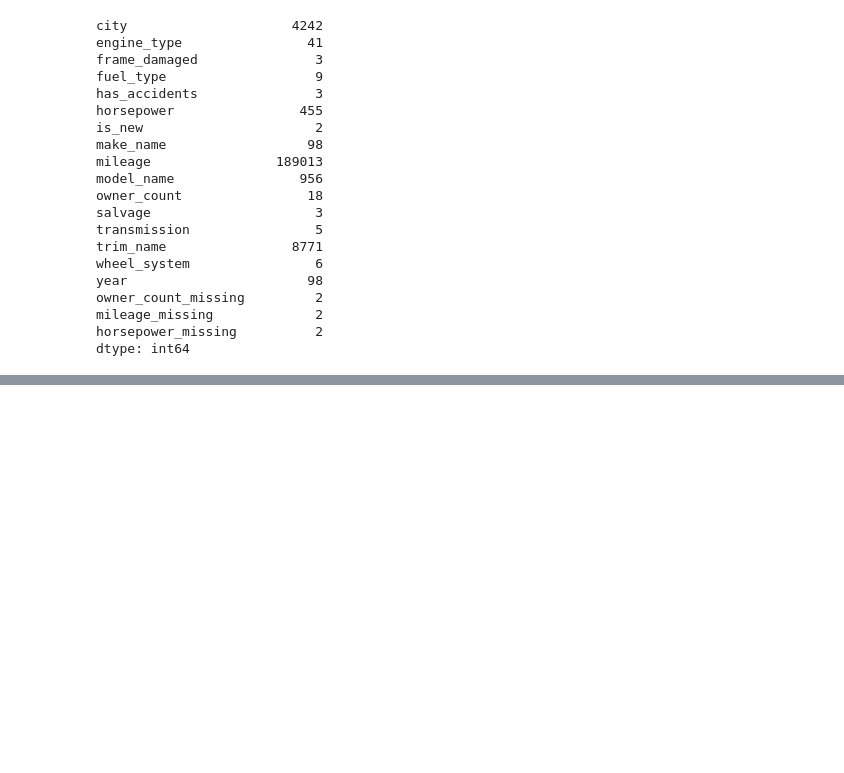
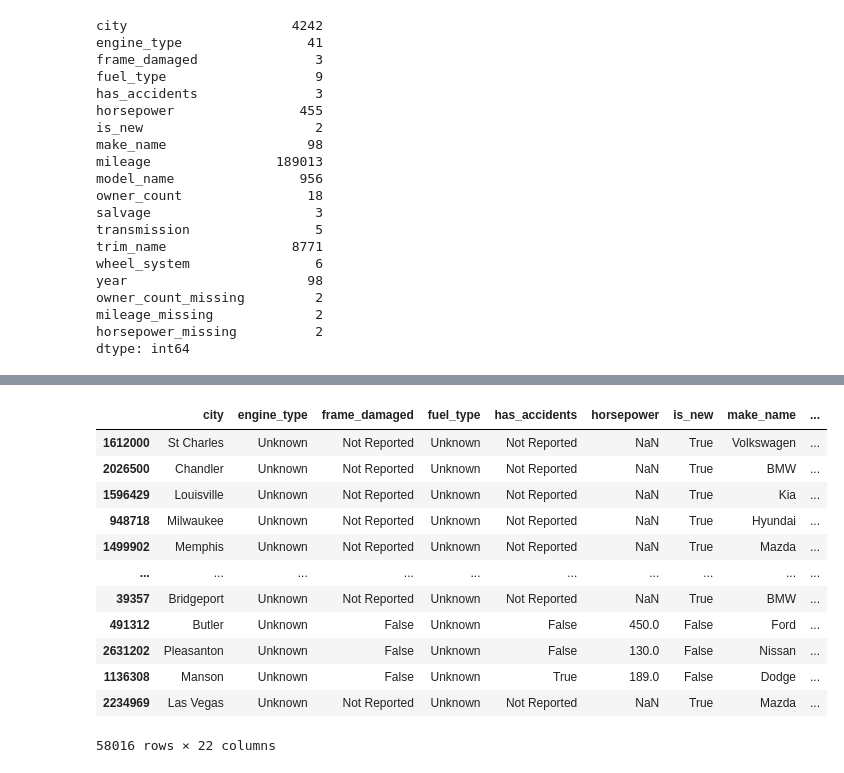
Before and after one commit to CaseyKiiza2026/vehicle-valuation-platform, a Jupyter notebook: notebooks/feature_engineering.ipynb, the cells around one changed output, grey strips where cells are left out. Saved outputs shown, nothing was run; the diff lists cells and outputs as text; code cells hidden in the pictures; blank space fills up the shorter version.

```diff
--- a/notebooks/feature_engineering.ipynb
+++ b/notebooks/feature_engineering.ipynb
@@ -2841,0 +2840,8 @@ X_test_v1 = X_test_10.copy()
+# %%
+X_train_10["new_mileage_conflict" ]= ((X_train_10["is_new"] == True) & (X_train_10["mileage"] > 5000))
+X_val_10["new_mileage_conflict" ]= ((X_val_10["is_new"] == True) & (X_val_10["mileage"] > 5000))
+X_test_10["new_mileage_conflict" ]= ((X_test_10["is_new"] == True) & (X_test_10["mileage"] > 5000))
+# %%
+X_train_10["used_owner_count_missing" ]= ((X_train_10["is_new"] == False) & (X_train_10["owner_count_missing"] ==True))
+X_val_10["used_owner_count_missing" ]= ((X_val_10["is_new"] == False) & (X_val_10["owner_count_missing"] ==True))
+X_test_10["used_owner_count_missing" ]= ((X_test_10["is_new"] == False) & (X_test_10["owner_count_missing"] ==True))
@@ -2841,0 +2864,4 @@ X_test_v1 = X_test_10.copy()
+# %%
+X_train_10["Condition_reported"]=((X_train_10['frame_damaged'] != "Not Reported") & (X_train_10['has_accidents'] != "Not Reported") & (X_train_10['salvage'] != "Not Reported"))
+# %%
+X_train_10.drop(columns = 'Confirmed_reported', inplace = True)
@@ -2841,0 +2884,16 @@ X_test_v1 = X_test_10.copy()
+# %%
+X_train_10.loc[X_train_10['fuel_type'] == "Unknown"]
+# %% [output]
+|  | city | engine_type | frame_damaged | fuel_type | has_accidents | horsepower | is_new | make_name | ... |
+| 1612000 | St Charles | Unknown | Not Reported | Unknown | Not Reported | NaN | True | Volkswagen | ... |
+| 2026500 | Chandler | Unknown | Not Reported | Unknown | Not Reported | NaN | True | BMW | ... |
+| 1596429 | Louisville | Unknown | Not Reported | Unknown | Not Reported | NaN | True | Kia | ... |
+| 948718 | Milwaukee | Unknown | Not Reported | Unknown | Not Reported | NaN | True | Hyundai | ... |
+| 1499902 | Memphis | Unknown | Not Reported | Unknown | Not Reported | NaN | True | Mazda | ... |
+| ... | ... | ... | ... | ... | ... | ... | ... | ... | ... |
+| 39357 | Bridgeport | Unknown | Not Reported | Unknown | Not Reported | NaN | True | BMW | ... |
+| 491312 | Butler | Unknown | False | Unknown | False | 450.0 | False | Ford | ... |
+| 2631202 | Pleasanton | Unknown | False | Unknown | False | 130.0 | False | Nissan | ... |
+| 1136308 | Manson | Unknown | False | Unknown | True | 189.0 | False | Dodge | ... |
+| 2234969 | Las Vegas | Unknown | Not Reported | Unknown | Not Reported | NaN | True | Mazda | ... |
+58016 rows × 22 columns
```
Also changed, not shown: parts of 26 cells of this notebook.
